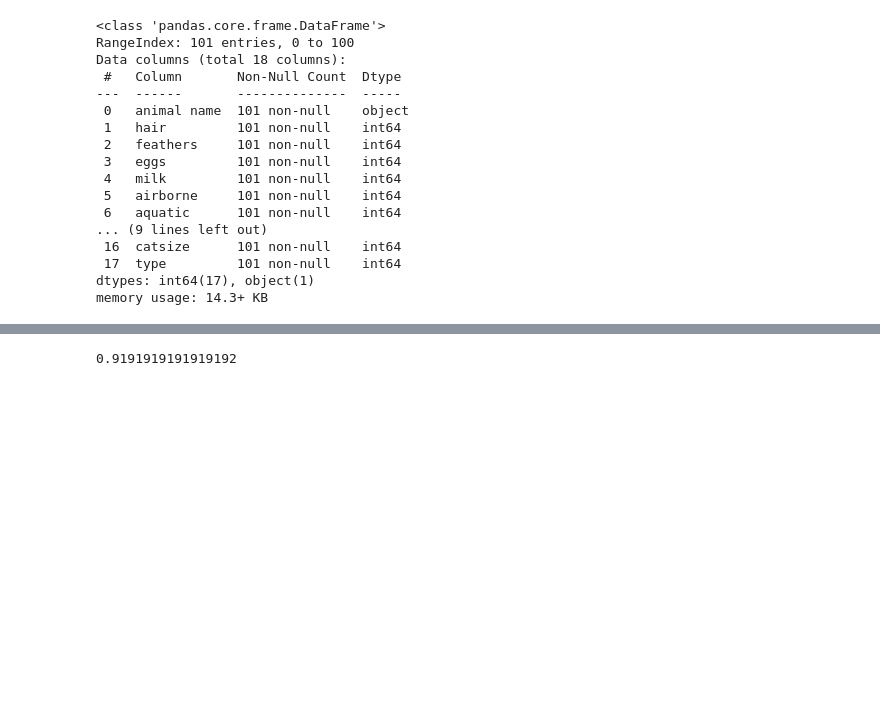
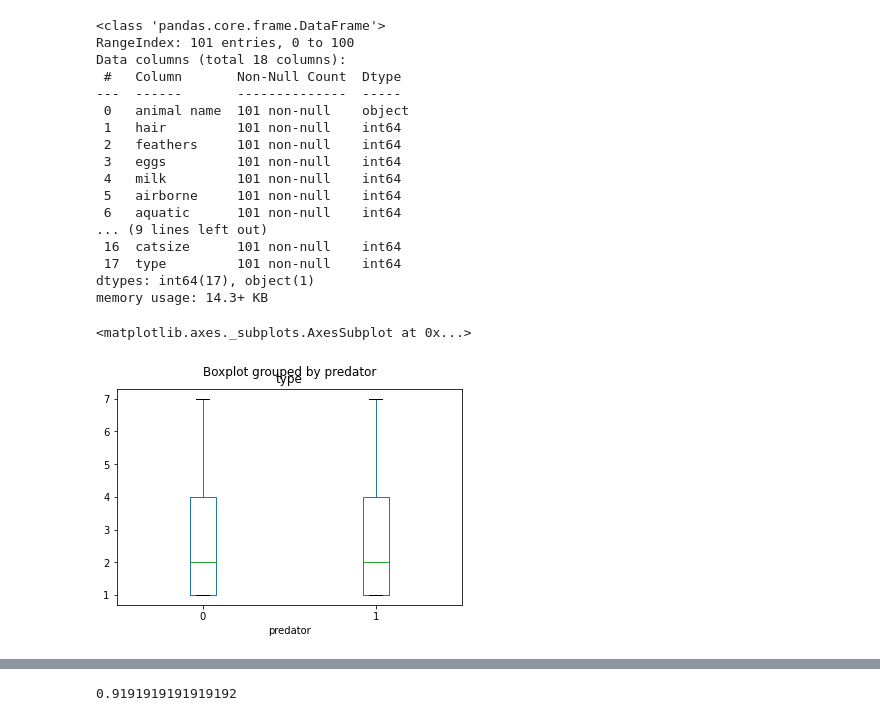
Before and after one commit to ch-aitali/assignments, a Jupyter notebook: KNN_Q2.ipynb, the cells around one changed output, grey strips where cells are left out. Saved outputs shown, nothing was run; the diff lists cells and outputs as text; code cells hidden in the pictures; blank space fills up the shorter version.

```diff
--- a/KNN_Q2.ipynb
+++ b/KNN_Q2.ipynb
@@ -54,3 +55,9 @@ memory usage: 14.3+ KB
 # %%
 X = zoo.iloc[:,1:17]
 y = zoo.iloc[:,17]
+# %%
+
+zoo.boxplot(by ='predator', column =['type'], grid = False)
+# %% [output]
+<matplotlib.axes._subplots.AxesSubplot at 0x...>
+[figure, added]
```
Also changed, not shown: parts of 3 cells of this notebook.
